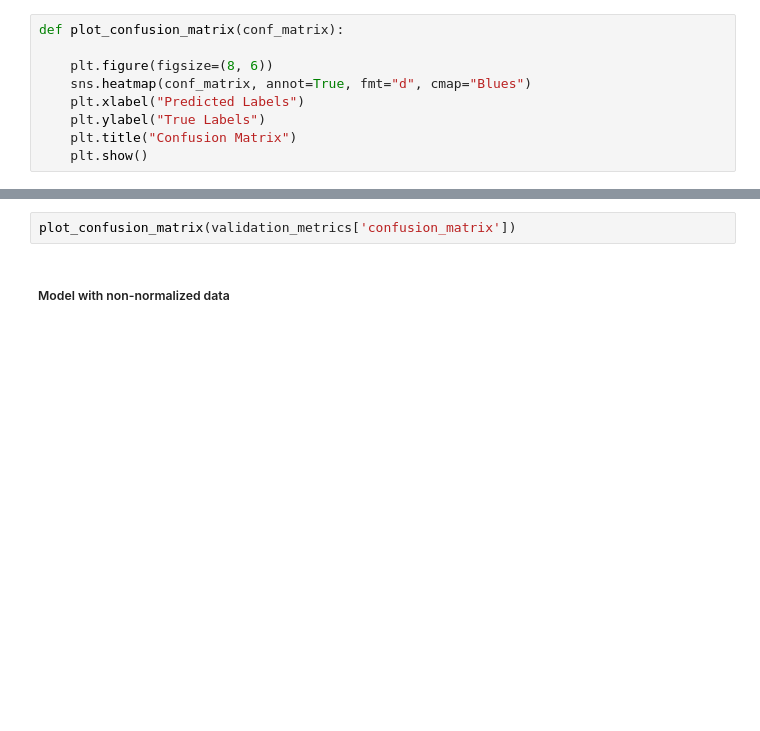
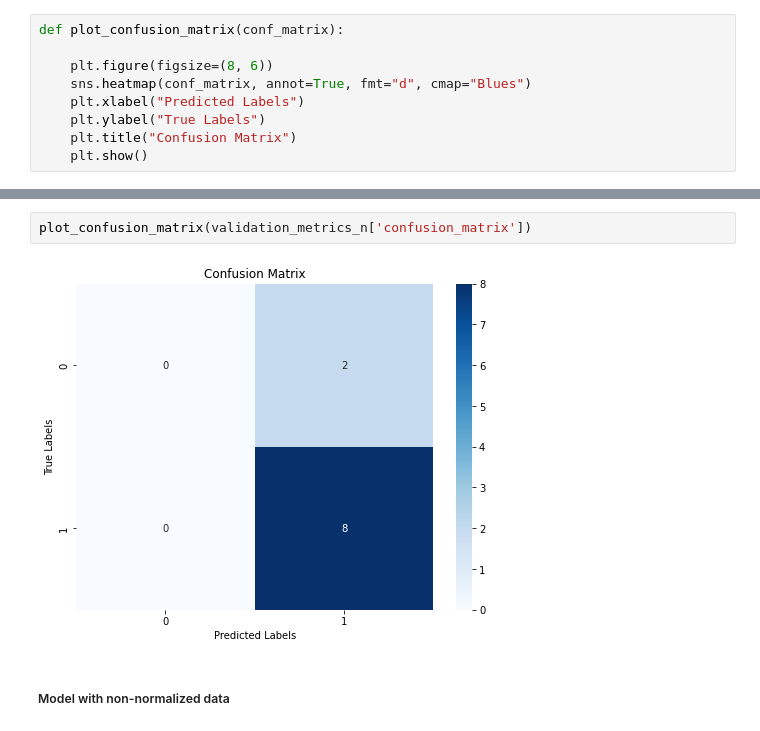
Before and after one commit to lbundalian/Parkinsons_Project, a Jupyter notebook: pipeline/SP_Main.ipynb, the cells around one changed output, grey strips where cells are left out. Drawn from its saved outputs; the diff is of its cells as text; blank space fills up the shorter version.

```diff
--- a/pipeline/SP_Main.ipynb
+++ b/pipeline/SP_Main.ipynb
@@ -395,5 +410,7 @@ plot_confusion_matrix(performance_metrics['confusion_matrix'])
 # %%
-plot_confusion_matrix(validation_metrics['confusion_matrix'])
+plot_confusion_matrix(validation_metrics_n['confusion_matrix'])
+# %% [output]
+[figure, added]
 # %% [markdown]
 ##### Model with non-normalized data
 # %%
```
Also changed, not shown: parts of 10 cells of this notebook, 4 other files.
